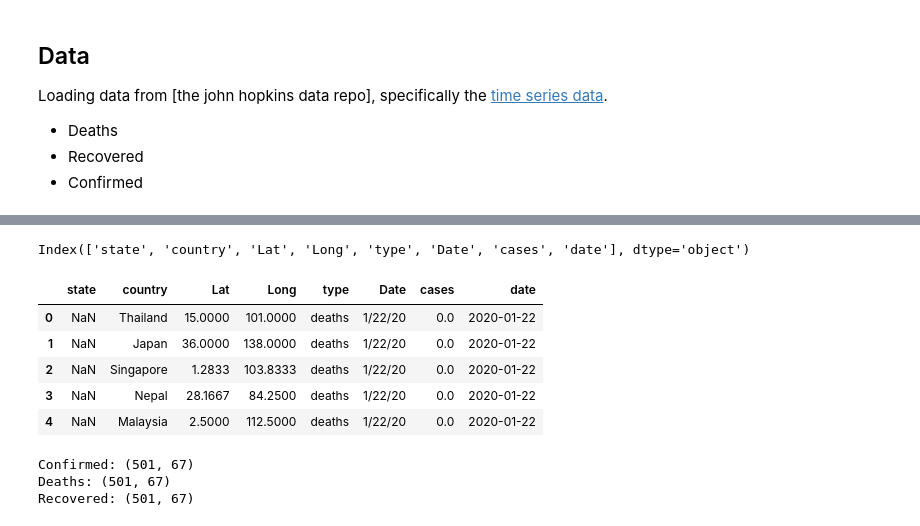
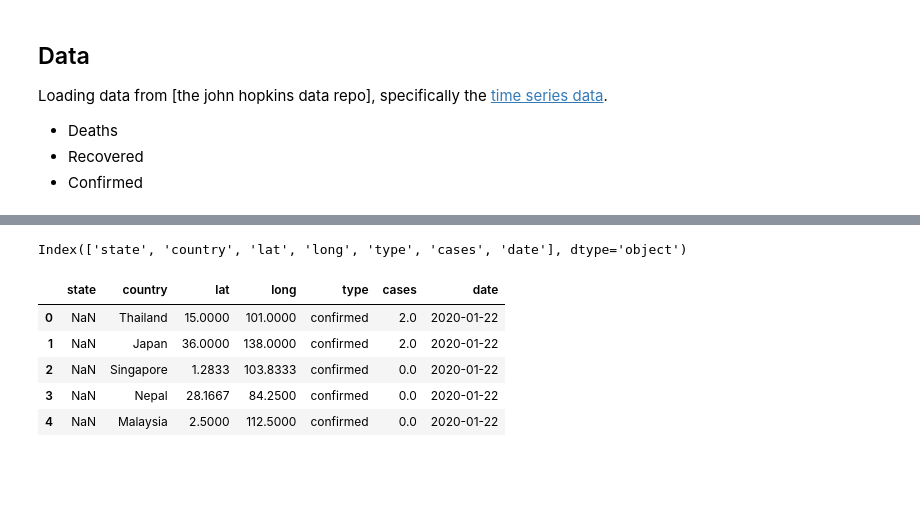
Before and after one commit to khalido/khalido.org, a Jupyter notebook: _notebooks/2020-03-23-covid19.ipynb, the cells around one changed output, grey strips where cells are left out. Saved outputs shown, nothing was run; the diff lists cells and outputs as text; code cells hidden in the pictures; blank space fills up the shorter version.

```diff
--- a/_notebooks/2020-03-23-covid19.ipynb
+++ b/_notebooks/2020-03-23-covid19.ipynb
@@ -36,17 +36,25 @@ def get_timeseries_data():
     data_files = ["Confirmed", "Deaths", "Recovered"]
     baseurl = "https://raw.githubusercontent.com/CSSEGISandData/COVID-19/master/csse_covid_19_data/csse_covid_19_time_series/time_series_19-covid-"
 
+    column_map = {'Province/State': 'state',
+                  'Country/Region': 'country',
+                   'Lat': 'lat', 'Long': 'long'}
+
     for name in data_files:
         url = f"{baseurl}{name}.csv"
         df = pd.read_csv(url)
         print(f"Downloaded: {name} with shape {df.shape}")
 
+        df.rename(columns=column_map, inplace=True)
         df["type"] = name.lower() # type of case
+
         data[name] = df
 
     return data
 
 data = get_timeseries_data()
+df = data["Confirmed"].copy()
+df.head()
 # %% [output]
 Downloaded: Confirmed with shape (501, 66)
 Downloaded: Deaths with shape (501, 66)
@@ -54,37 +69,26 @@ Downloaded: Recovered with shape (501, 66)
-# %%
-col_map = {'Province/State': 'state', 'Country/Region': 'country'}
-df.rename(columns=col_map, inplace=True)
 # %%
 # convert date columns into one date col with values
 def process_timeseries(df):
     col_map = {'Province/State': 'state', 'Country/Region': 'country'}
     df.rename(columns=col_map, inplace=True)
 
     name_cols = list(df.columns[:4]) + ["type"]
     df = pd.melt(df, name_cols, var_name="Date", value_name="cases")
 
     df["date"] = pd.to_datetime(df.Date) # datetime format
+    df.drop(columns="Date", inplace=True)
 
     return df
 
-d = process_timeseries(data["Deaths"].copy())
+d = process_timeseries(data["Confirmed"].copy())
 print(d.columns)
 d.head()
 #d.groupby(["country", "type", "date"]).sum()
 # %% [output]
-Index(['state', 'country', 'Lat', 'Long', 'type', 'Date', 'cases', 'date'], dtype='object')
+Index(['state', 'country', 'lat', 'long', 'type', 'cases', 'date'], dtype='object')
-|  | state | country | Lat | Long | type | Date | cases | date |
-| 0 | NaN | Thailand | 15.0000 | 101.0000 | deaths | 1/22/20 | 0.0 | 2020-01-22 |
-| 1 | NaN | Japan | 36.0000 | 138.0000 | deaths | 1/22/20 | 0.0 | 2020-01-22 |
-| 2 | NaN | Singapore | 1.2833 | 103.8333 | deaths | 1/22/20 | 0.0 | 2020-01-22 |
-| 3 | NaN | Nepal | 28.1667 | 84.2500 | deaths | 1/22/20 | 0.0 | 2020-01-22 |
-| 4 | NaN | Malaysia | 2.5000 | 112.5000 | deaths | 1/22/20 | 0.0 | 2020-01-22 |
+|  | state | country | lat | long | type | cases | date |
+| 0 | NaN | Thailand | 15.0000 | 101.0000 | confirmed | 2.0 | 2020-01-22 |
+| 1 | NaN | Japan | 36.0000 | 138.0000 | confirmed | 2.0 | 2020-01-22 |
+| 2 | NaN | Singapore | 1.2833 | 103.8333 | confirmed | 0.0 | 2020-01-22 |
+| 3 | NaN | Nepal | 28.1667 | 84.2500 | confirmed | 0.0 | 2020-01-22 |
+| 4 | NaN | Malaysia | 2.5000 | 112.5000 | confirmed | 0.0 | 2020-01-22 |
-# %%
-#collapse
-# now to process the data
-for name, df in data.items():
-    print(f"{name}: {df.shape}")
-# %% [output]
-Confirmed: (501, 67)
-Deaths: (501, 67)
-Recovered: (501, 67)
```
Also changed, not shown: parts of 11 cells of this notebook.
